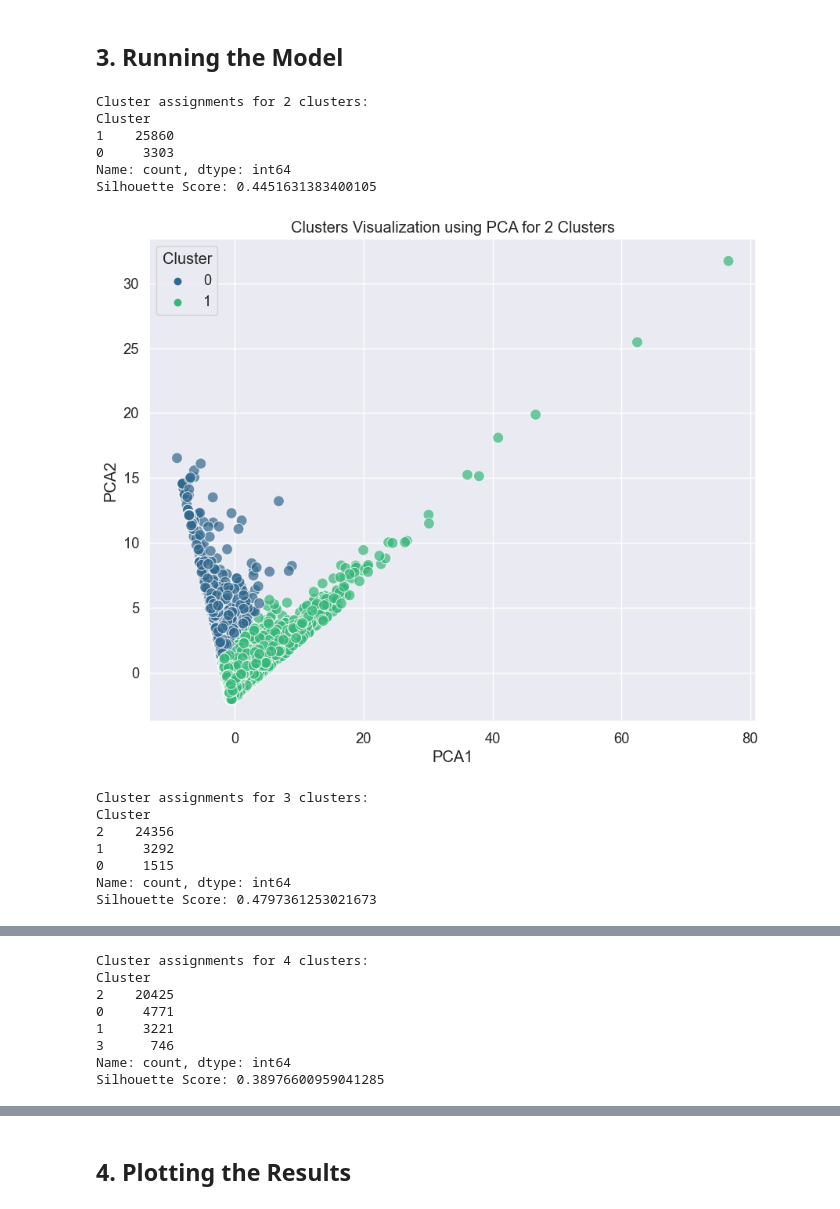
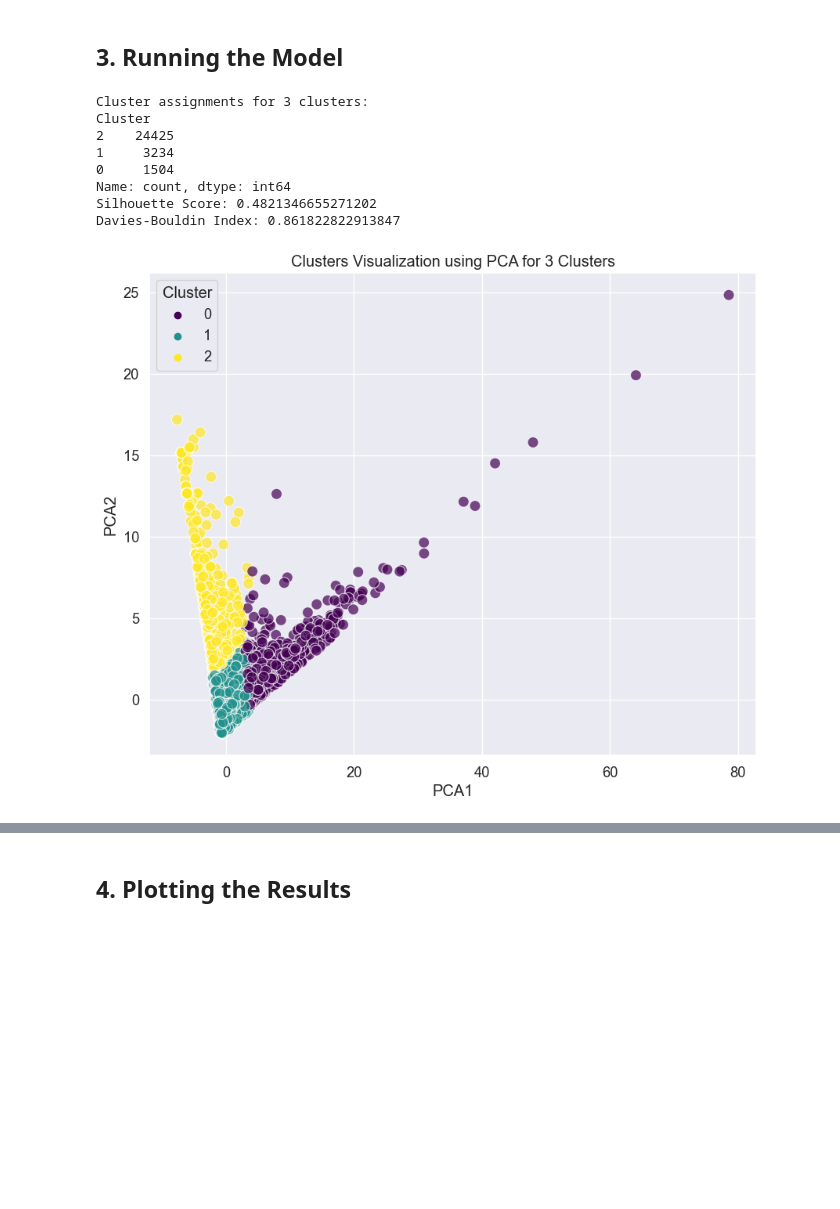
Before and after one commit to JohannesWiller/Machine_Learning_Clustering, a Jupyter notebook: main.ipynb, the cells around one changed output, grey strips where cells are left out. Saved outputs shown, nothing was run; the diff lists cells and outputs as text; code cells hidden in the pictures; blank space fills up the shorter version.

```diff
--- a/main.ipynb
+++ b/main.ipynb
@@ -312,10 +290,10 @@ df_preprocessed = df_cleaned.copy()
 
 # Define an array of cluster options
 cluster_options = [3]
-#---------------------------------------
+
 for num_clusters in cluster_options:
     # Run KMeans
-    kmeans = KMeans(n_clusters=num_clusters, random_state=20, init='random', n_init=10, algorithm='elkan',max_iter=600)
+    kmeans = KMeans(n_clusters=num_clusters, random_state=20, init='random', n_init=10, algorithm='elkan', max_iter=600)
     df_preprocessed['Cluster'] = kmeans.fit_predict(df_preprocessed)
     clusters = kmeans.fit_predict(df_preprocessed)
     df_no_Scaling['Cluster'] = df_preprocessed['Cluster']
@@ -327,54 +305,53 @@ for num_clusters in cluster_options:
     # Silhouette Scores:
     silhouette_avg = silhouette_score(df_preprocessed[df_preprocessed.columns], df_preprocessed['Cluster'])
     print(f'Silhouette Score: {silhouette_avg}')
+
+    # Davies-Bouldin Index:
+    db_index = davies_bouldin_score(df_preprocessed[df_preprocessed.columns], df_preprocessed['Cluster'])
+    print(f'Davies-Bouldin Index: {db_index}')
 
     # Perform PCA to reduce to 2 dimensions
     pca = PCA(n_components=2)
     df_pca = pca.fit_transform(df_preprocessed)
 
     # Create a DataFrame with PCA results
     df_pca = pd.DataFrame(df_pca, columns=['PCA1', 'PCA2'])
     df_pca['Cluster'] = clusters
 
     # Plot the clusters
     plt.figure(figsize=(10, 8))
     sns.scatterplot(x='PCA1', y='PCA2', hue='Cluster', palette='viridis', data=df_pca, s=100, alpha=0.7)
     plt.title(f'Clusters Visualization using PCA for {num_clusters} Clusters')
     plt.xlabel('PCA1')
     plt.ylabel('PCA2')
     plt.legend(title='Cluster')
     plt.grid(True)
     plt.show()
 
 # Perform t-SNE to reduce to 2 dimensions
-tsne = TSNE(n_components=2, random_state=42)
-df_tsne = tsne.fit_transform(df_preprocessed)
+#tsne = TSNE(n_components=2, random_state=42)
+#df_tsne = tsne.fit_transform(df_preprocessed)
 
 # Create a DataFrame with t-SNE results
-df_tsne = pd.DataFrame(df_tsne, columns=['TSNE1', 'TSNE2'])
-df_tsne['Cluster'] = clusters
+#df_tsne = pd.DataFrame(df_tsne, columns=['TSNE1', 'TSNE2'])
+#df_tsne['Cluster'] = clusters
 
 # Plot the clusters using t-SNE
-plt.figure(figsize=(10, 8))
-sns.scatterplot(x='TSNE1', y='TSNE2', hue='Cluster', palette='viridis', data=df_tsne, s=100, alpha=0.7)
-plt.title('DBSCAN Clusters Visualization using t-SNE')
-plt.xlabel('TSNE1')
-plt.ylabel('TSNE2')
-plt.legend(title='Cluster')
-plt.grid(True)
-plt.show()
+#plt.figure(figsize=(10, 8))
+#sns.scatterplot(x='TSNE1', y='TSNE2', hue='Cluster', palette='viridis', data=df_tsne, s=100, alpha=0.7)
+#plt.title('Clusters Visualization using t-SNE')
+#plt.xlabel('TSNE1')
+#plt.ylabel('TSNE2')
+#plt.legend(title='Cluster')
+#plt.grid(True)
+#plt.show()
 # %% [output]
-Cluster assignments for 2 clusters:
+Cluster assignments for 3 clusters:
 Cluster
-1    25860
-0     3303
+2    24425
+1     3234
+0     1504
 Name: count, dtype: int64
-Silhouette Score: 0.4451631383400105
+Silhouette Score: 0.4821346655271202
+Davies-Bouldin Index: 0.861822822913847
-[figure, old version]
+[figure, new version]
-Cluster assignments for 3 clusters:
-Cluster
-2    24356
-1     3292
-0     1515
-Name: count, dtype: int64
-Silhouette Score: 0.4797361253021673
@@ -382,8 +357,0 @@ Silhouette Score: 0.4797361253021673
-Cluster assignments for 4 clusters:
-Cluster
-2    20425
-0     4771
-1     3221
-3      746
-Name: count, dtype: int64
-Silhouette Score: 0.38976600959041285
```
Also changed, not shown: parts of 7 cells of this notebook.
